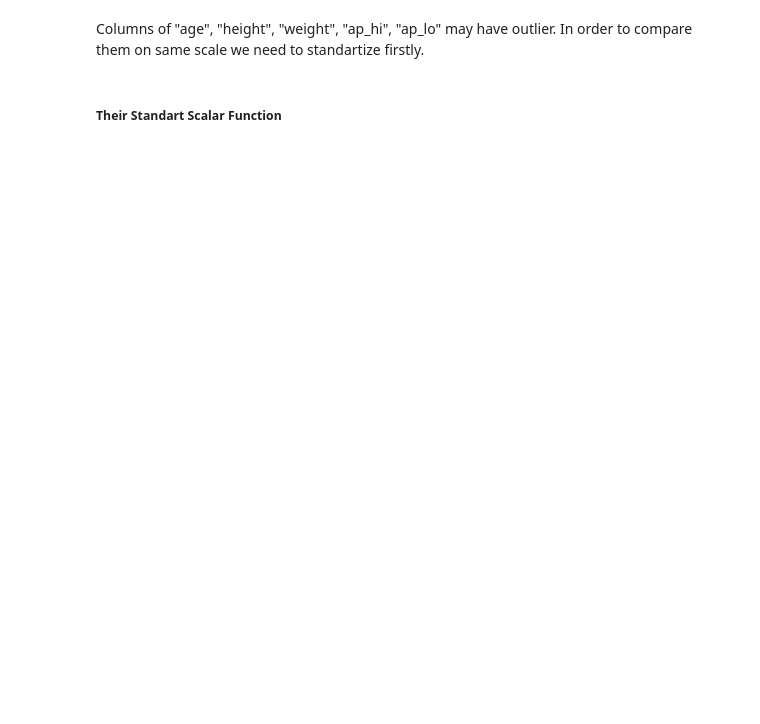
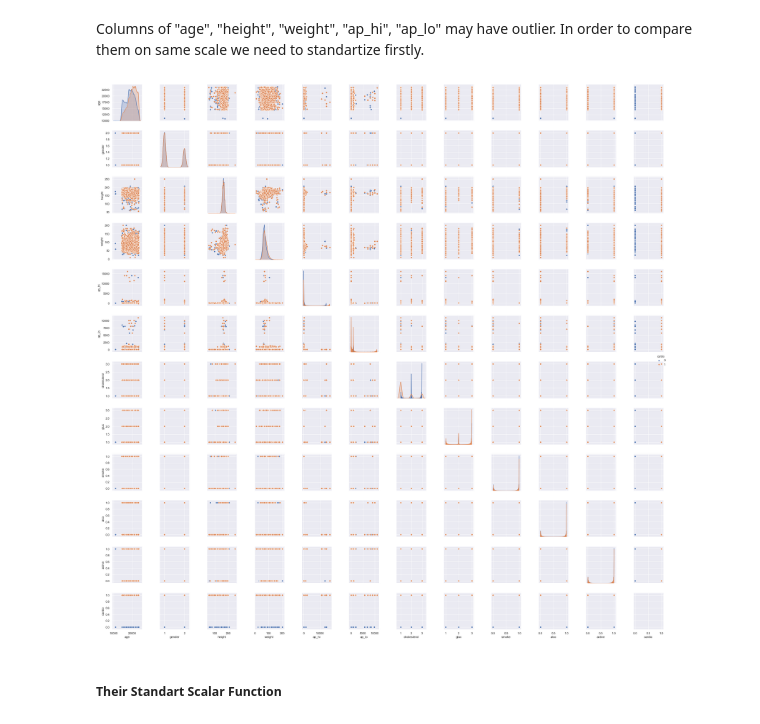
Before and after one commit to SherylHYX/AUROC-vs-AUPRC, a Jupyter notebook: cardio/cardio.ipynb, the cells around one changed output. Saved outputs shown, nothing was run; the diff lists cells and outputs as text; code cells hidden in the pictures; blank space fills up the shorter version.

Commit message:
adding pairplot

```diff
--- a/cardio/cardio.ipynb
+++ b/cardio/cardio.ipynb
@@ -133,6 +133,15 @@ x.describe()
 | max | 23713.000000 | 2.000000 | 250.000000 | 200.000000 | 16020.000000 | 11000.000000 | 3.000000 | 3.000000 | 1.000000 | 1.000000 | 1.000000 | ... |
 # %% [markdown]
 Columns of "age", "height", "weight", "ap_hi", "ap_lo" may have outlier. In order to compare them on same scale we need to standartize firstly.
+# %%
+sns.pairplot(data=x, hue="cardio")
+
+#plt.suptitle("PairPlot of Data Without Std. Dev. Fields",fontsize=18)
+
+plt.tight_layout()
+plt.show()
+# %% [output]
+[figure, added]
 # %% [markdown]
 ##### Their Standart Scalar Function
 # %%
```
Also changed, not shown: 1 other file.
